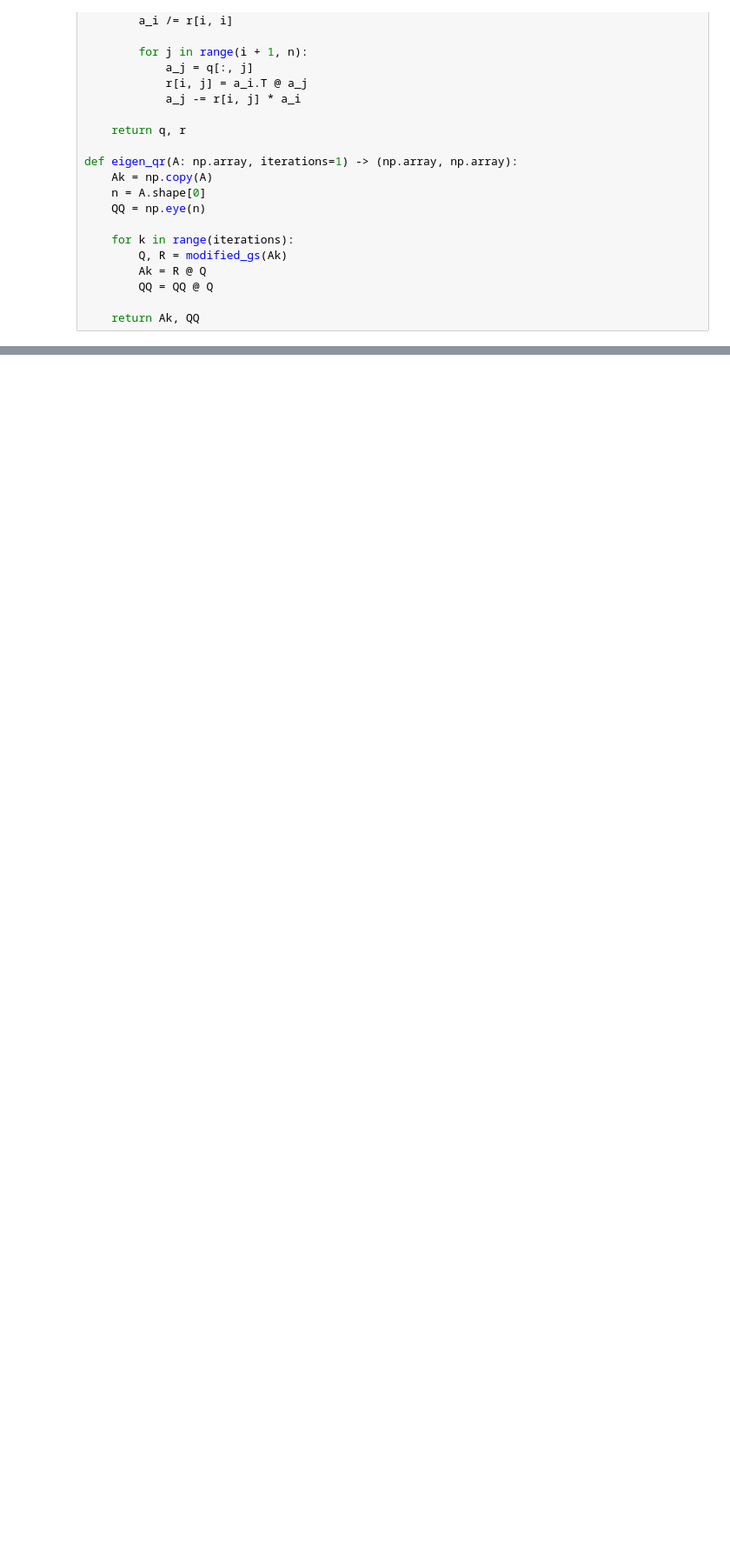
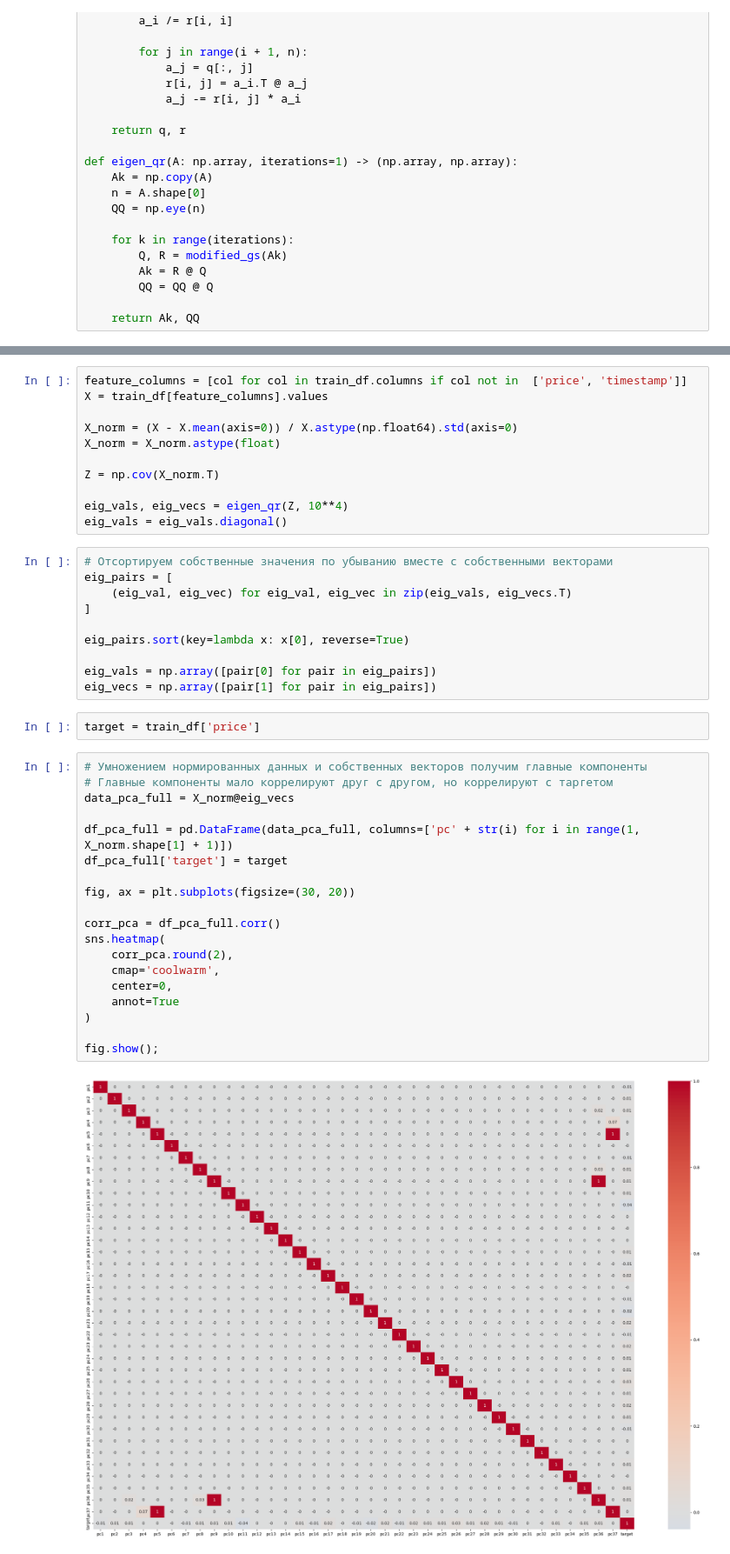
Before and after one commit to Amgalan077/laba_1_PE, a Jupyter notebook: laba_1.ipynb, the cells around one changed output, grey strips where cells are left out. Shown at 87% size. Saved outputs shown, nothing was run; the diff lists cells and outputs as text; blank space fills up the shorter version.

```diff
--- a/laba_1.ipynb
+++ b/laba_1.ipynb
@@ -43,0 +141,44 @@ def eigen_qr(A: np.array, iterations=1) -> (np.array, np.array):
+# %%
+feature_columns = [col for col in train_df.columns if col not in  ['price', 'timestamp']]
+X = train_df[feature_columns].values
+
+X_norm = (X - X.mean(axis=0)) / X.astype(np.float64).std(axis=0)
+X_norm = X_norm.astype(float)
+
+Z = np.cov(X_norm.T)
+
+eig_vals, eig_vecs = eigen_qr(Z, 10**4)
+eig_vals = eig_vals.diagonal()
+# %%
+# Отсортируем собственные значения по убыванию вместе с собственными векторами
+eig_pairs = [
+    (eig_val, eig_vec) for eig_val, eig_vec in zip(eig_vals, eig_vecs.T)
+]
+
+eig_pairs.sort(key=lambda x: x[0], reverse=True)
+
+eig_vals = np.array([pair[0] for pair in eig_pairs])
+eig_vecs = np.array([pair[1] for pair in eig_pairs])
+# %%
+target = train_df['price']
+# %%
+# Умножением нормированных данных и собственных векторов получим главные компоненты
+# Главные компоненты мало коррелируют друг с другом, но коррелируют с таргетом
+data_pca_full = X_norm@eig_vecs
+
+df_pca_full = pd.DataFrame(data_pca_full, columns=['pc' + str(i) for i in range(1, X_norm.shape[1] + 1)])
+df_pca_full['target'] = target
+
+fig, ax = plt.subplots(figsize=(30, 20))
+
+corr_pca = df_pca_full.corr()
+sns.heatmap(
+    corr_pca.round(2),
+    cmap='coolwarm',
+    center=0,
+    annot=True
+)
+
+fig.show();
+# %% [output]
+[figure, added]
```
Also changed, not shown: parts of 19 cells of this notebook.
